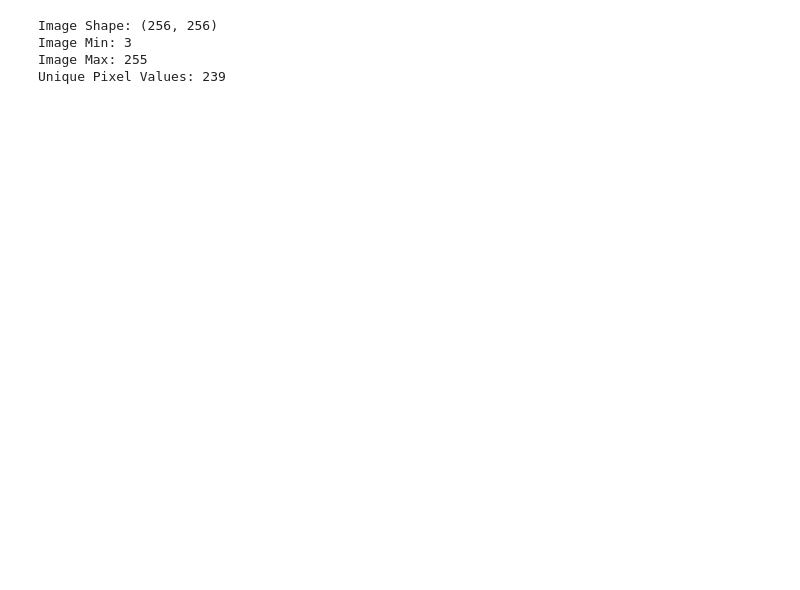
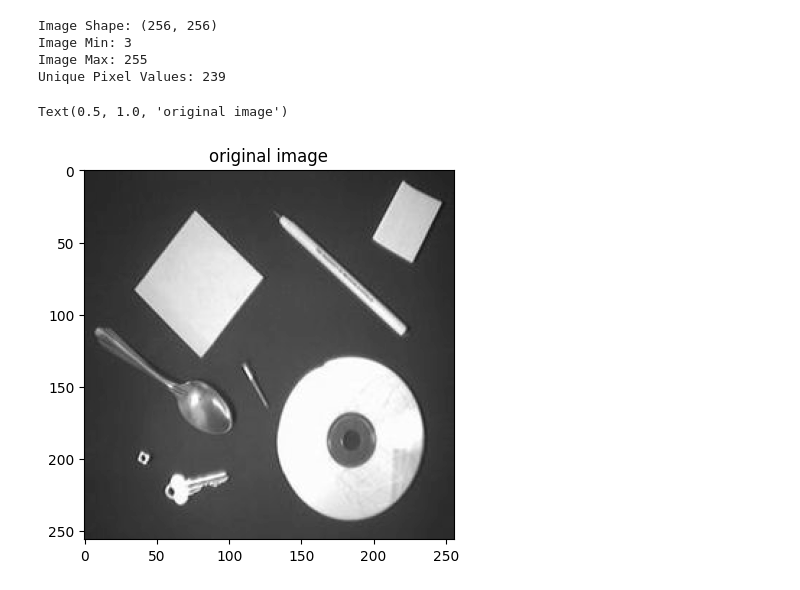
Before and after one commit to KiLJ4EdeN/HW1_MV, a Jupyter notebook: notebook_version.ipynb, the cells around one changed output. Saved outputs shown, nothing was run; the diff lists cells and outputs as text; code cells hidden in the pictures; blank space fills up the shorter version.

```diff
--- a/notebook_version.ipynb
+++ b/notebook_version.ipynb
@@ -14,10 +14,15 @@ SMOOTH = True
 # %%
 # Load image
 img = cv2.imread(IMAGE_PATH, cv2.IMREAD_UNCHANGED)
 # print some metrics
 print_image_metrics(img)
+# (Q1) show the image
+plt.imshow(img, cmap='gray')
+plt.title('original image')
 # %% [output]
 Image Shape: (256, 256)
 Image Min: 3
 Image Max: 255
 Unique Pixel Values: 239
+Text(0.5, 1.0, 'original image')
+[figure, added]
```
Also changed, not shown: parts of 4 cells of this notebook.
